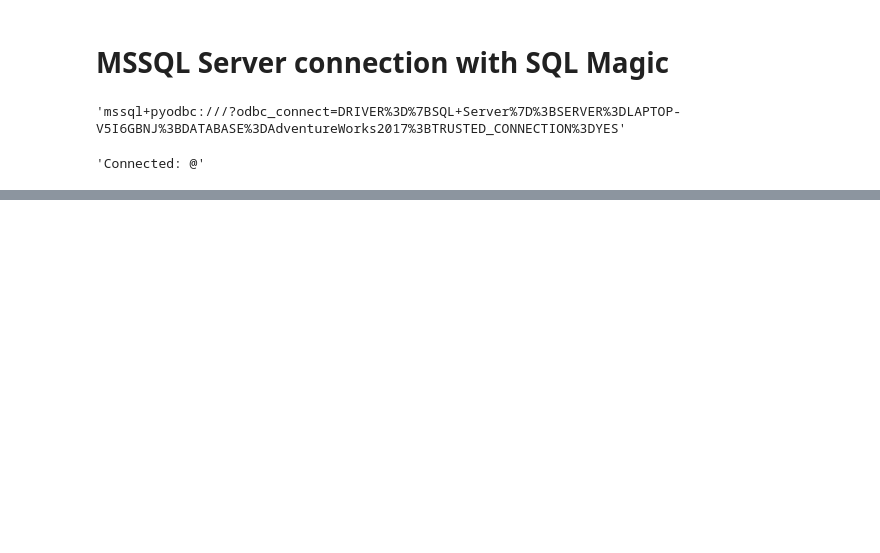
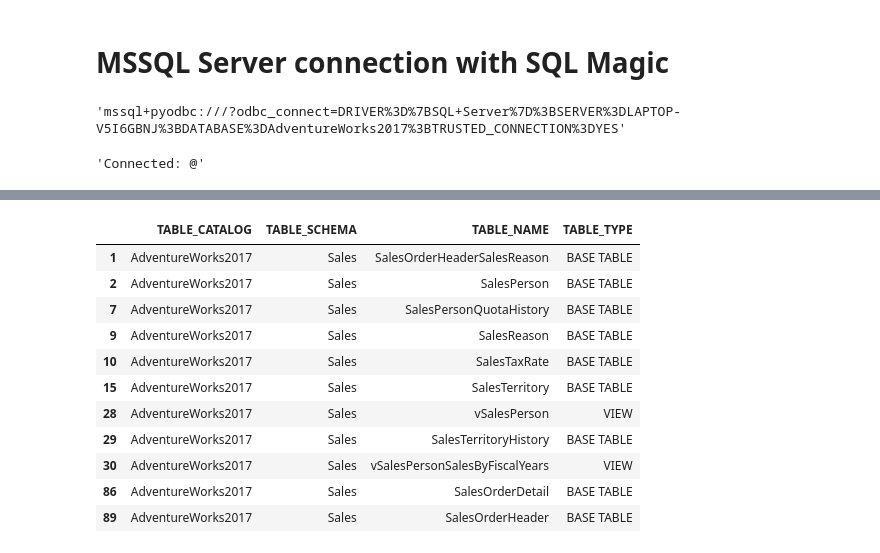
Before and after one commit to PrasannaMummigatti/PythonCodeSample, a Jupyter notebook: SQLMagicFunction.ipynb, the cells around one changed output, grey strips where cells are left out. Saved outputs shown, nothing was run; the diff lists cells and outputs as text; code cells hidden in the pictures; blank space fills up the shorter version.

```diff
--- a/SQLMagicFunction.ipynb
+++ b/SQLMagicFunction.ipynb
@@ -127,0 +155,15 @@ sql.run.ResultSet
+# %%
+df.DataFrame()[df.DataFrame()['TABLE_NAME'].str.contains('sal',case=False)]
+# %% [output]
+|  | TABLE_CATALOG | TABLE_SCHEMA | TABLE_NAME | TABLE_TYPE |
+| 1 | AdventureWorks2017 | Sales | SalesOrderHeaderSalesReason | BASE TABLE |
+| 2 | AdventureWorks2017 | Sales | SalesPerson | BASE TABLE |
+| 7 | AdventureWorks2017 | Sales | SalesPersonQuotaHistory | BASE TABLE |
+| 9 | AdventureWorks2017 | Sales | SalesReason | BASE TABLE |
+| 10 | AdventureWorks2017 | Sales | SalesTaxRate | BASE TABLE |
+| 15 | AdventureWorks2017 | Sales | SalesTerritory | BASE TABLE |
+| 28 | AdventureWorks2017 | Sales | vSalesPerson | VIEW |
+| 29 | AdventureWorks2017 | Sales | SalesTerritoryHistory | BASE TABLE |
+| 30 | AdventureWorks2017 | Sales | vSalesPersonSalesByFiscalYears | VIEW |
+| 86 | AdventureWorks2017 | Sales | SalesOrderDetail | BASE TABLE |
+| 89 | AdventureWorks2017 | Sales | SalesOrderHeader | BASE TABLE |
```
Also changed, not shown: parts of 4 cells of this notebook, 2 other files.
